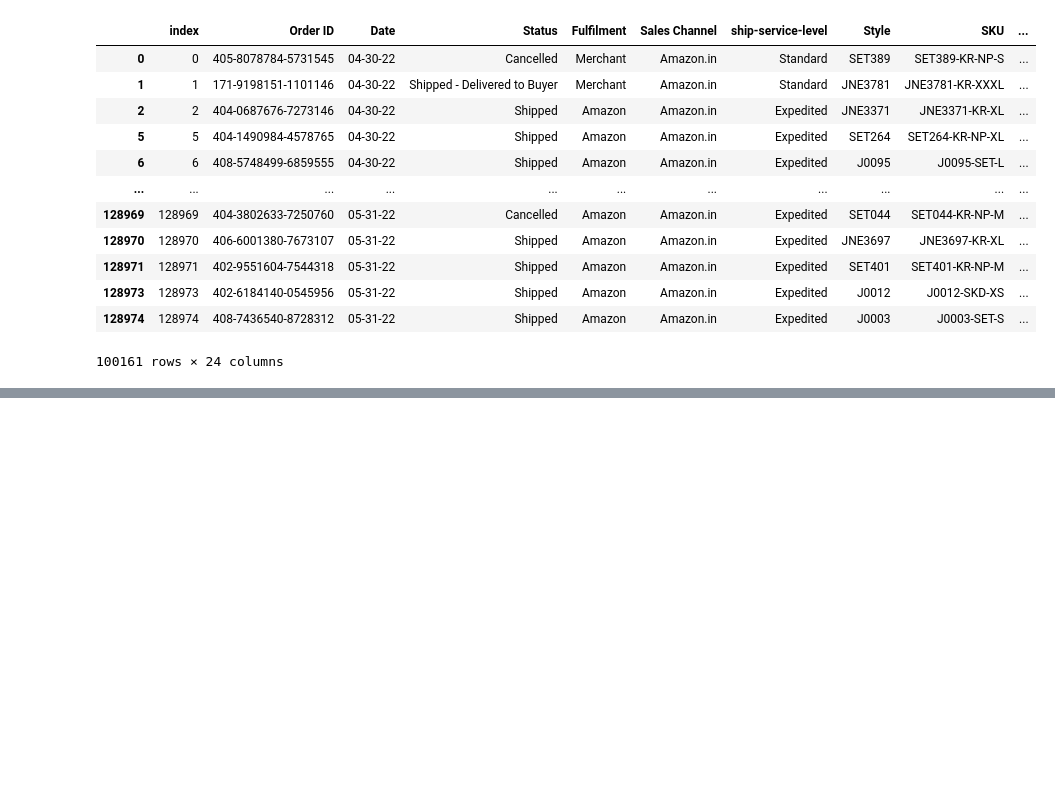
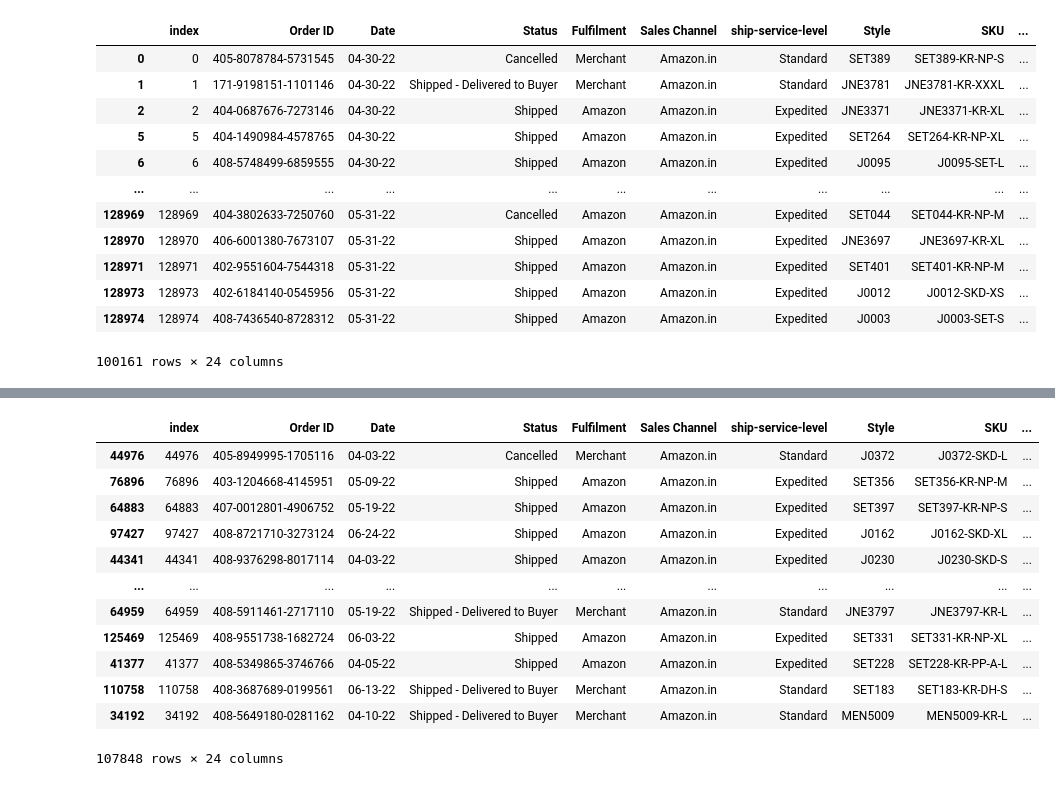
Before and after one commit to JohnKimaiyo/Business-Analyst-Projects, a Jupyter notebook: Python Data Analysis Tutorials/Filtering Columns and Rows in Pandas/Amazon Sales .ipynb, the cells around one changed output, grey strips where cells are left out. Saved outputs shown, nothing was run; the diff lists cells and outputs as text; code cells hidden in the pictures; blank space fills up the shorter version.

```diff
--- a/Python Data Analysis Tutorials/Filtering Columns and Rows in Pandas/Amazon Sales .ipynb
+++ b/Python Data Analysis Tutorials/Filtering Columns and Rows in Pandas/Amazon Sales .ipynb
@@ -120,0 +105,16 @@ df[df["Amount"]<=1000].sort_values(by="Amount")
+# %%
+df[df["Amount"]<=1000].sort_values(by="Amount",ascending=False )
+# %% [output]
+|  | index | Order ID | Date | Status | Fulfilment | Sales Channel | ship-service-level | Style | SKU | ... |
+| 44976 | 44976 | 405-8949995-1705116 | 04-03-22 | Cancelled | Merchant | Amazon.in | Standard | J0372 | J0372-SKD-L | ... |
+| 76896 | 76896 | 403-1204668-4145951 | 05-09-22 | Shipped | Amazon | Amazon.in | Expedited | SET356 | SET356-KR-NP-M | ... |
+| 64883 | 64883 | 407-0012801-4906752 | 05-19-22 | Shipped | Amazon | Amazon.in | Expedited | SET397 | SET397-KR-NP-S | ... |
+| 97427 | 97427 | 408-8721710-3273124 | 06-24-22 | Shipped | Amazon | Amazon.in | Expedited | J0162 | J0162-SKD-XL | ... |
+| 44341 | 44341 | 408-9376298-8017114 | 04-03-22 | Shipped | Amazon | Amazon.in | Expedited | J0230 | J0230-SKD-S | ... |
+| ... | ... | ... | ... | ... | ... | ... | ... | ... | ... | ... |
+| 64959 | 64959 | 408-5911461-2717110 | 05-19-22 | Shipped - Delivered to Buyer | Merchant | Amazon.in | Standard | JNE3797 | JNE3797-KR-L | ... |
+| 125469 | 125469 | 408-9551738-1682724 | 06-03-22 | Shipped | Amazon | Amazon.in | Expedited | SET331 | SET331-KR-NP-XL | ... |
+| 41377 | 41377 | 408-5349865-3746766 | 04-05-22 | Shipped | Amazon | Amazon.in | Expedited | SET228 | SET228-KR-PP-A-L | ... |
+| 110758 | 110758 | 408-3687689-0199561 | 06-13-22 | Shipped - Delivered to Buyer | Merchant | Amazon.in | Standard | SET183 | SET183-KR-DH-S | ... |
+| 34192 | 34192 | 408-5649180-0281162 | 04-10-22 | Shipped - Delivered to Buyer | Merchant | Amazon.in | Standard | MEN5009 | MEN5009-KR-L | ... |
+107848 rows × 24 columns
```
Also changed, not shown: parts of 7 cells of this notebook.
